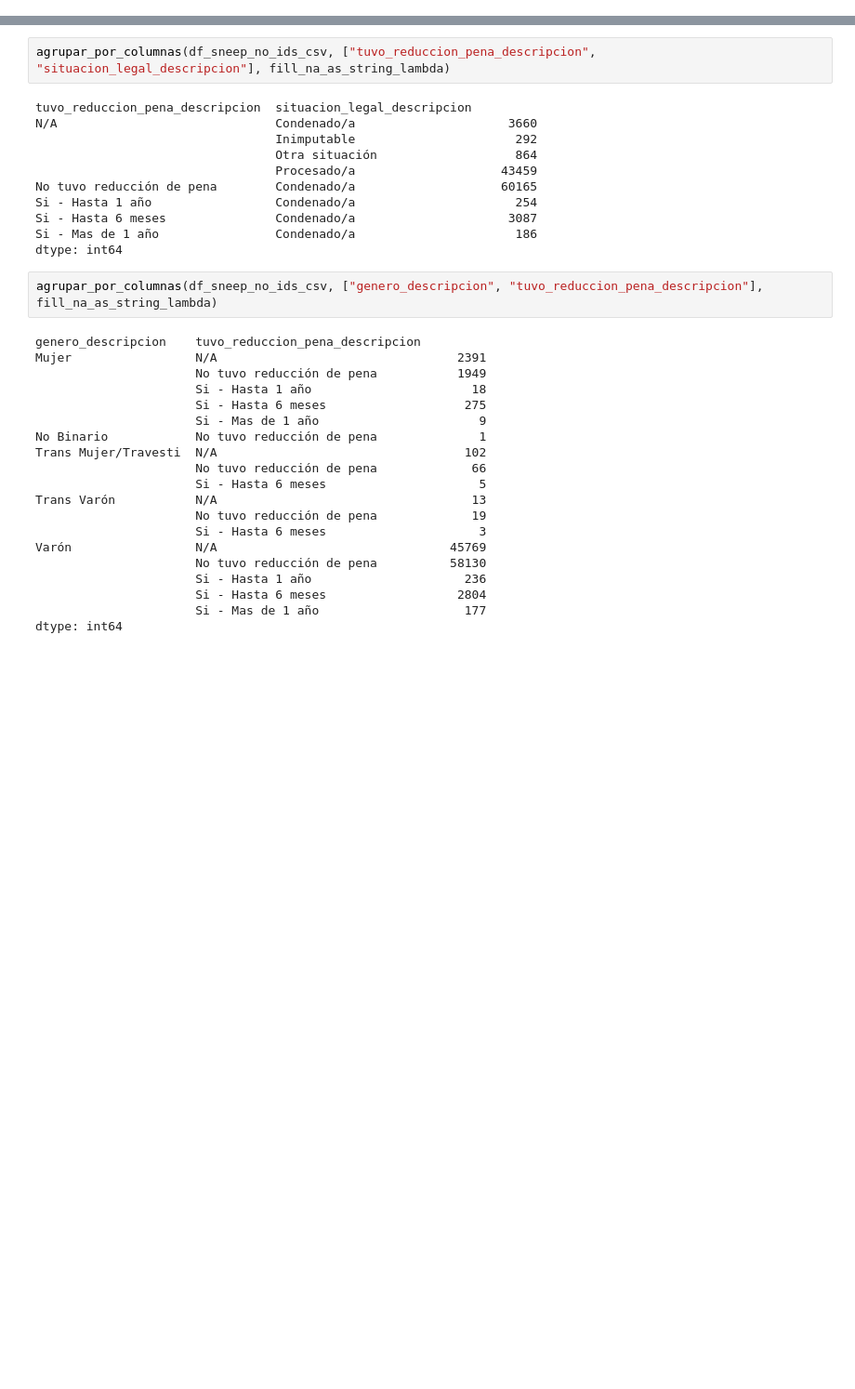
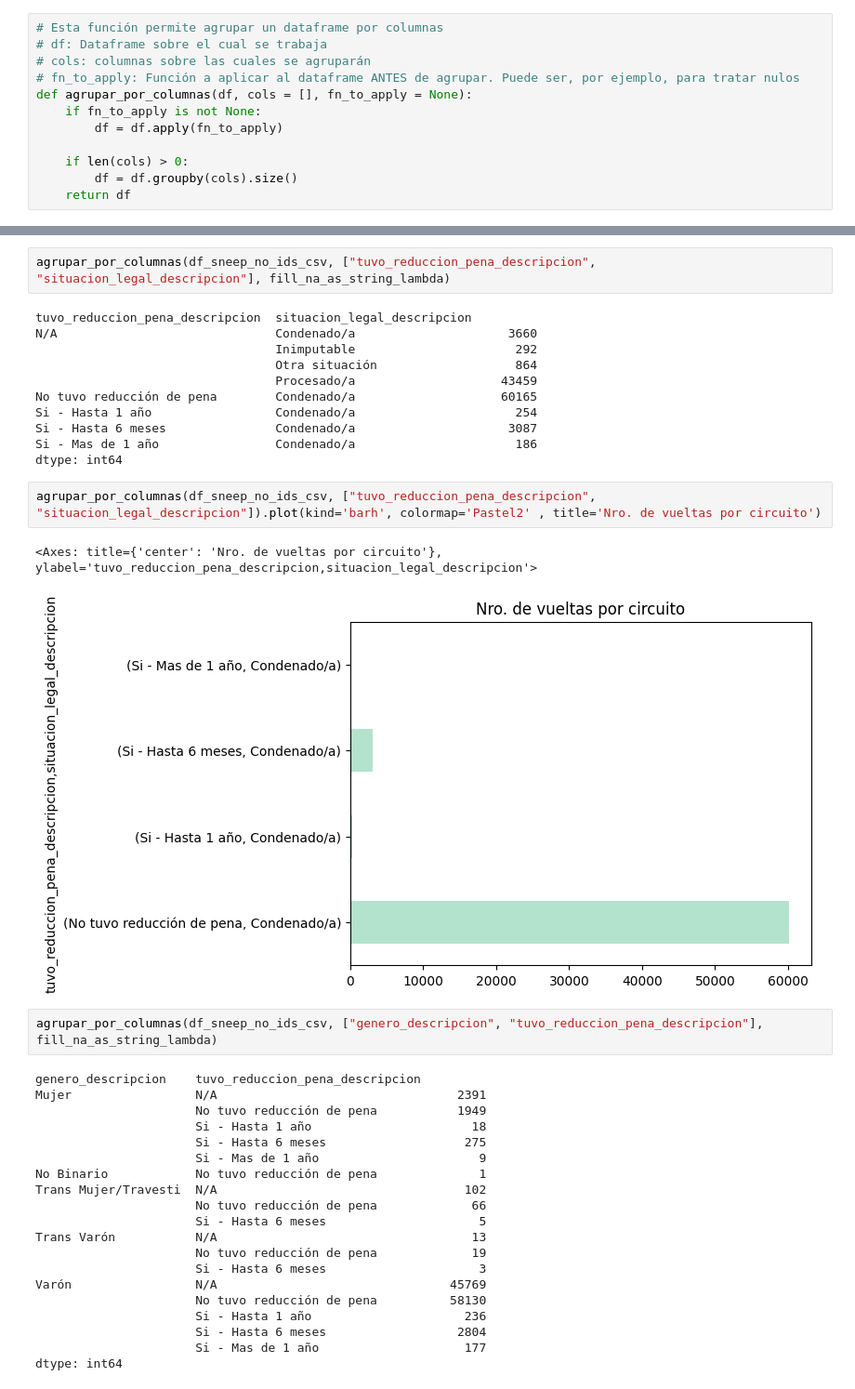
Before and after one commit to gasper-az/CEIA_Analisis_de_datos, a Jupyter notebook: trabajos_practicos/resolucion_tp_01/tp_01.ipynb, the cells around one changed output, grey strips where cells are left out. Shown at 93% size. Cells and saved outputs as stored; diff of their text form; blank space fills up the shorter version.

```diff
--- a/trabajos_practicos/resolucion_tp_01/tp_01.ipynb
+++ b/trabajos_practicos/resolucion_tp_01/tp_01.ipynb
@@ -77,0 +136,12 @@ def plot_histograma(data, column, figsize=(6, 3), bins=15, kde=True, mvd=True, s
+# %%
+# Esta función permite agrupar un dataframe por columnas
+# df: Dataframe sobre el cual se trabaja
+# cols: columnas sobre las cuales se agruparán
+# fn_to_apply: Función a aplicar al dataframe ANTES de agrupar. Puede ser, por ejemplo, para tratar nulos
+def agrupar_por_columnas(df, cols = [], fn_to_apply = None):
+    if fn_to_apply is not None:
+        df = df.apply(fn_to_apply)
+
+    if len(cols) > 0:
+        df = df.groupby(cols).size()
+    return df
@@ -1129,6 +1325,11 @@ Si - Hasta 1 año                 Condenado/a                      254
 Si - Hasta 6 meses               Condenado/a                     3087
 Si - Mas de 1 año                Condenado/a                      186
 dtype: int64
+# %%
+agrupar_por_columnas(df_sneep_no_ids_csv, ["tuvo_reduccion_pena_descripcion", "situacion_legal_descripcion"]).plot(kind='barh', colormap='Pastel2' , title='Nro. de vueltas por circuito')
+# %% [output]
+<Axes: title={'center': 'Nro. de vueltas por circuito'}, ylabel='tuvo_reduccion_pena_descripcion,situacion_legal_descripcion'>
+[figure, added]
 # %%
 agrupar_por_columnas(df_sneep_no_ids_csv, ["genero_descripcion", "tuvo_reduccion_pena_descripcion"], fill_na_as_string_lambda)
 # %% [output]
```
Also changed, not shown: parts of 24 cells of this notebook.
